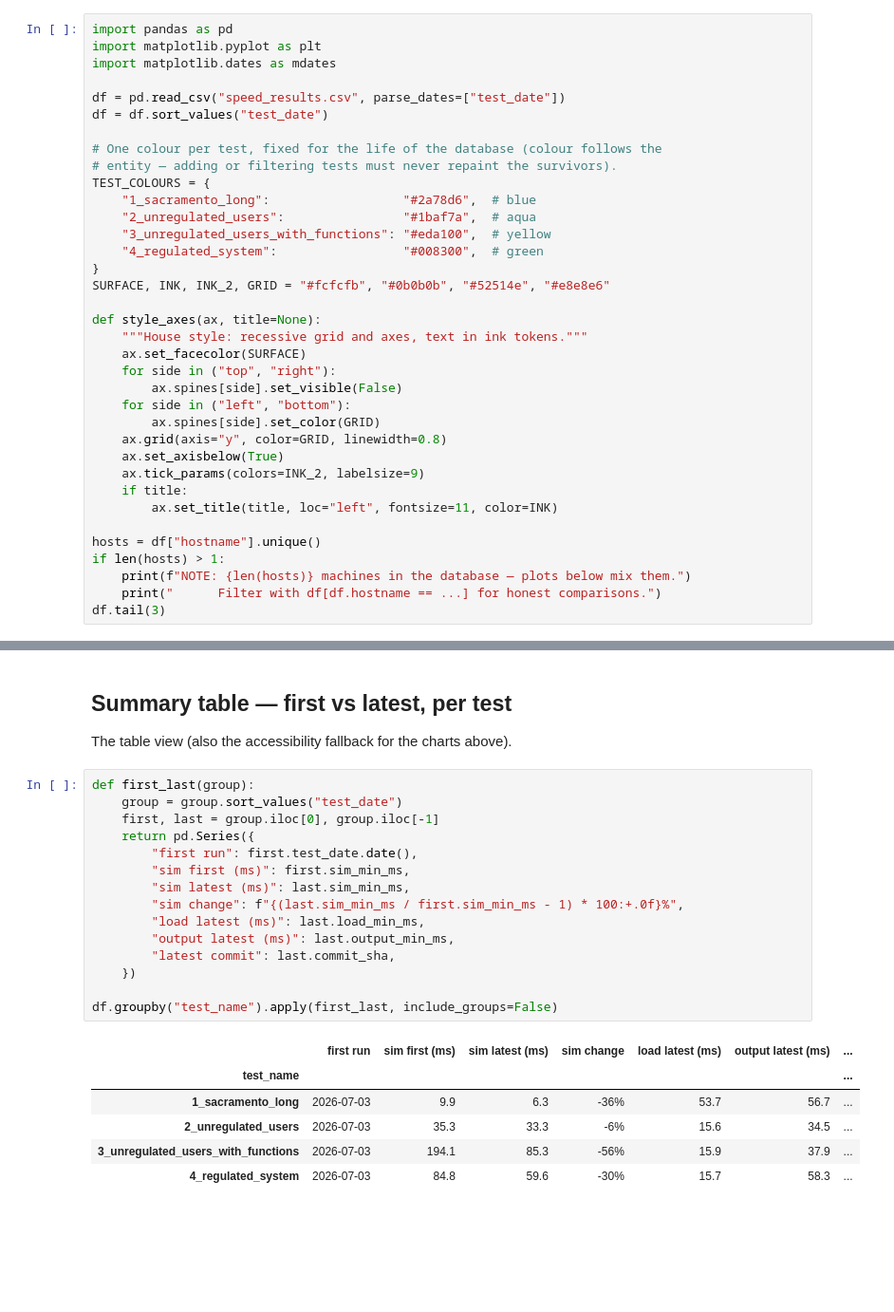
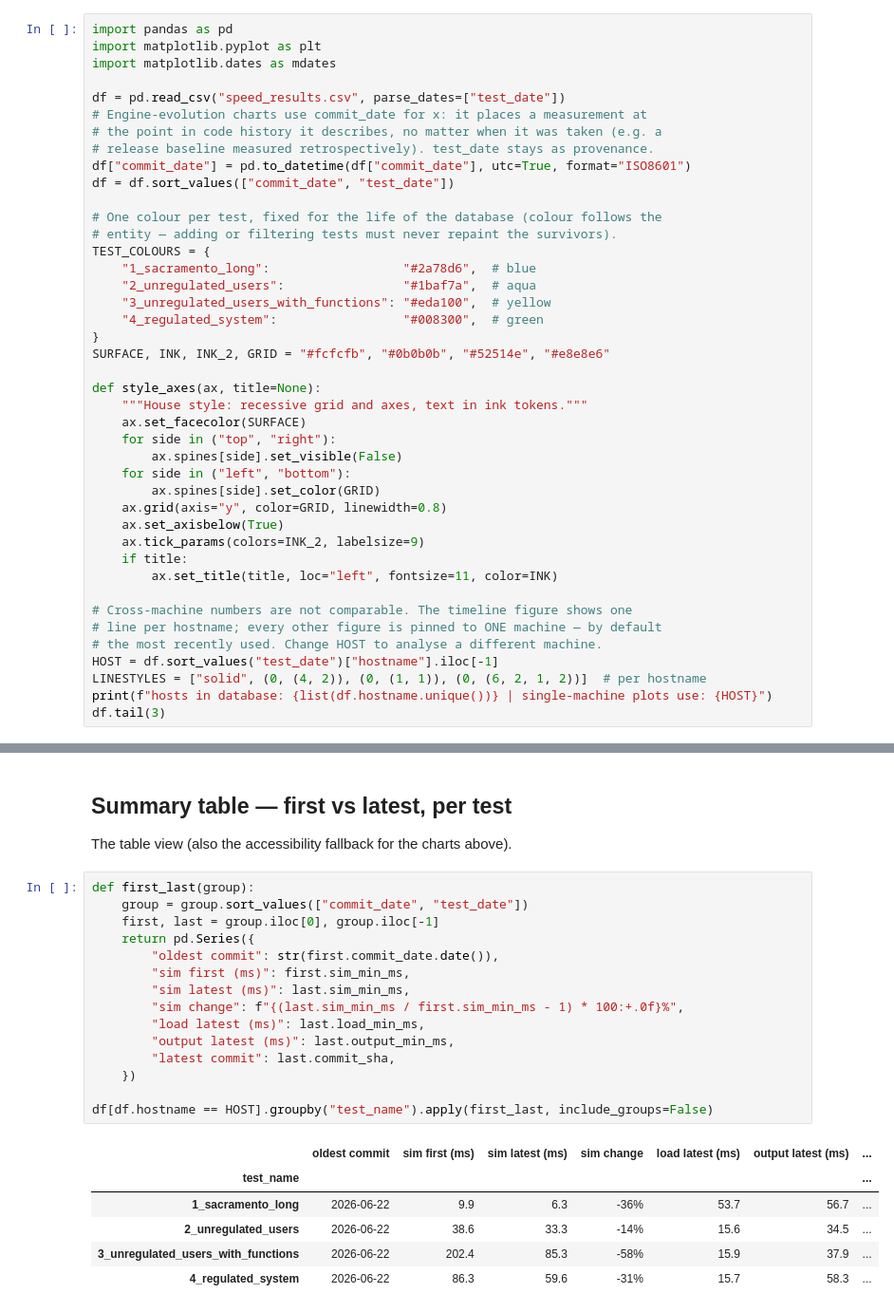
Before and after one commit to chasegan/Kalix, a Jupyter notebook: regression_tests/speed/speed_results_analysis.ipynb, the cells around one changed output, grey strips where cells are left out. Shown at 95% size. Drawn from its saved outputs; the diff is of its cells as text; blank space fills up the shorter version.

```diff
--- a/regression_tests/speed/speed_results_analysis.ipynb
+++ b/regression_tests/speed/speed_results_analysis.ipynb
@@ -17,7 +17,11 @@ import matplotlib.pyplot as plt
 import matplotlib.dates as mdates
 
 df = pd.read_csv("speed_results.csv", parse_dates=["test_date"])
-df = df.sort_values("test_date")
+# Engine-evolution charts use commit_date for x: it places a measurement at
+# the point in code history it describes, no matter when it was taken (e.g. a
+# release baseline measured retrospectively). test_date stays as provenance.
+df["commit_date"] = pd.to_datetime(df["commit_date"], utc=True, format="ISO8601")
+df = df.sort_values(["commit_date", "test_date"])
 
 # One colour per test, fixed for the life of the database (colour follows the
 # entity — adding or filtering tests must never repaint the survivors).
@@ -42,9 +46,11 @@ def style_axes(ax, title=None):
     if title:
         ax.set_title(title, loc="left", fontsize=11, color=INK)
 
-hosts = df["hostname"].unique()
-if len(hosts) > 1:
-    print(f"NOTE: {len(hosts)} machines in the database — plots below mix them.")
-    print("      Filter with df[df.hostname == ...] for honest comparisons.")
+# Cross-machine numbers are not comparable. The timeline figure shows one
+# line per hostname; every other figure is pinned to ONE machine — by default
+# the most recently used. Change HOST to analyse a different machine.
+HOST = df.sort_values("test_date")["hostname"].iloc[-1]
+LINESTYLES = ["solid", (0, (4, 2)), (0, (1, 1)), (0, (6, 2, 1, 2))]  # per hostname
+print(f"hosts in database: {list(df.hostname.unique())} | single-machine plots use: {HOST}")
 df.tail(3)
 # %% [output]
@@ -175,23 +202,23 @@ plt.show()
 The table view (also the accessibility fallback for the charts above).
 # %%
 def first_last(group):
-    group = group.sort_values("test_date")
+    group = group.sort_values(["commit_date", "test_date"])
     first, last = group.iloc[0], group.iloc[-1]
     return pd.Series({
-        "first run": first.test_date.date(),
+        "oldest commit": str(first.commit_date.date()),
         "sim first (ms)": first.sim_min_ms,
         "sim latest (ms)": last.sim_min_ms,
         "sim change": f"{(last.sim_min_ms / first.sim_min_ms - 1) * 100:+.0f}%",
         "load latest (ms)": last.load_min_ms,
         "output latest (ms)": last.output_min_ms,
         "latest commit": last.commit_sha,
     })
 
-df.groupby("test_name").apply(first_last, include_groups=False)
+df[df.hostname == HOST].groupby("test_name").apply(first_last, include_groups=False)
 # %% [output]
-|  | first run | sim first (ms) | sim latest (ms) | sim change | load latest (ms) | output latest (ms) | ... |
+|  | oldest commit | sim first (ms) | sim latest (ms) | sim change | load latest (ms) | output latest (ms) | ... |
 | test_name |  |  |  |  |  |  | ... |
-| 1_sacramento_long | 2026-07-03 | 9.9 | 6.3 | -36% | 53.7 | 56.7 | ... |
-| 2_unregulated_users | 2026-07-03 | 35.3 | 33.3 | -6% | 15.6 | 34.5 | ... |
-| 3_unregulated_users_with_functions | 2026-07-03 | 194.1 | 85.3 | -56% | 15.9 | 37.9 | ... |
-| 4_regulated_system | 2026-07-03 | 84.8 | 59.6 | -30% | 15.7 | 58.3 | ... |
+| 1_sacramento_long | 2026-06-22 | 9.9 | 6.3 | -36% | 53.7 | 56.7 | ... |
+| 2_unregulated_users | 2026-06-22 | 38.6 | 33.3 | -14% | 15.6 | 34.5 | ... |
+| 3_unregulated_users_with_functions | 2026-06-22 | 202.4 | 85.3 | -58% | 15.9 | 37.9 | ... |
+| 4_regulated_system | 2026-06-22 | 86.3 | 59.6 | -31% | 15.7 | 58.3 | ... |
```
Also changed, not shown: parts of 7 cells of this notebook, 2 other files.
